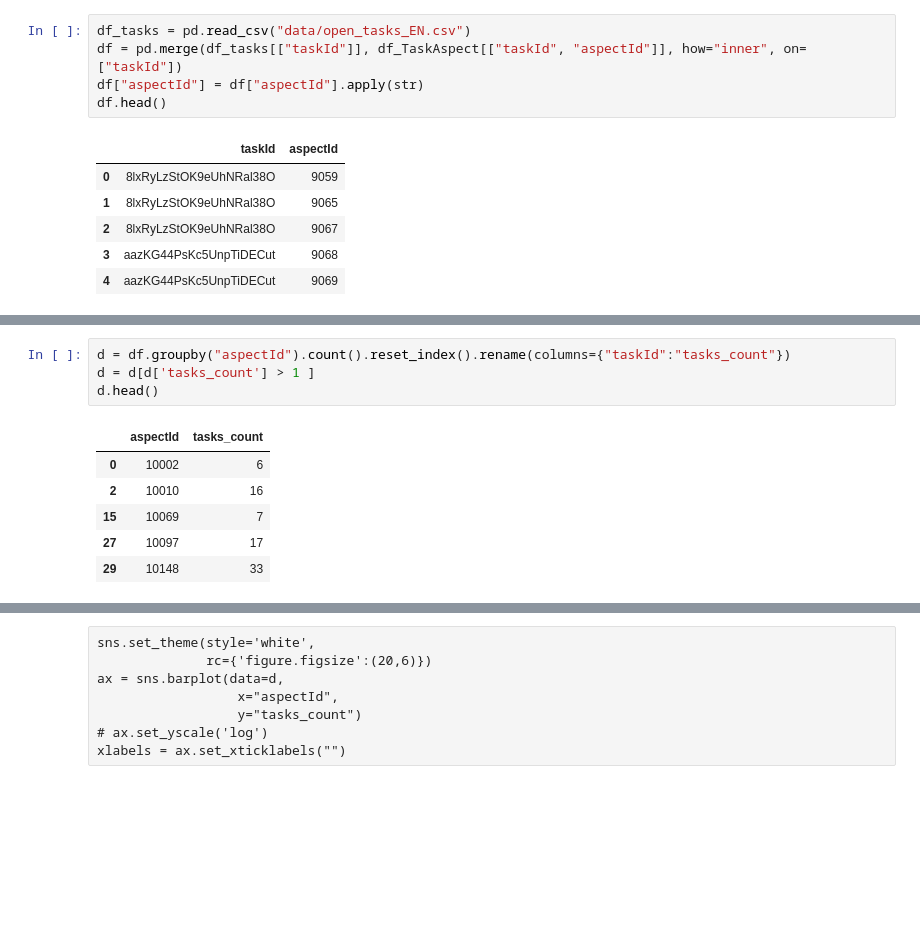
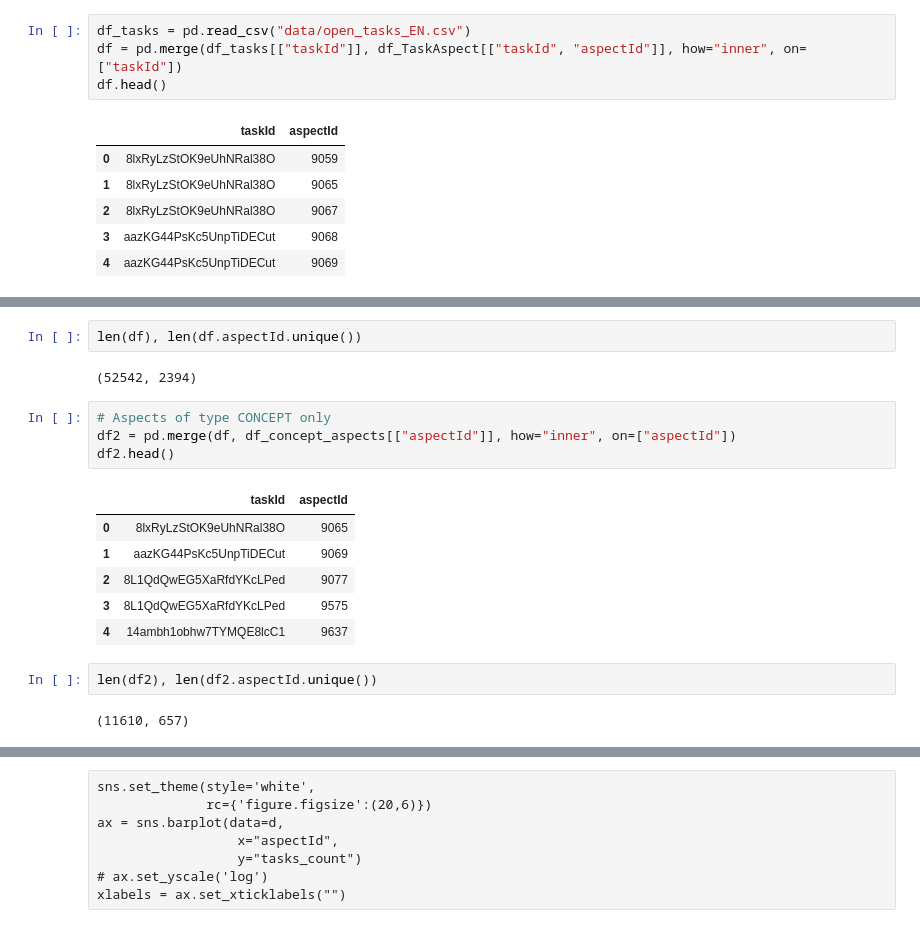
Before and after one commit to ghalifaten/master_thesis, a Jupyter notebook: 1b_cleaning_aspects.ipynb, the cells around one changed output, grey strips where cells are left out. Cells and saved outputs as stored; diff of their text form; blank space fills up the shorter version.

```diff
--- a/1b_cleaning_aspects.ipynb
+++ b/1b_cleaning_aspects.ipynb
@@ -115,7 +136,6 @@ d_aspects.to_csv("data/aspects_DE.csv", index_label=False)
 # %%
 df_tasks = pd.read_csv("data/open_tasks_EN.csv")
 df = pd.merge(df_tasks[["taskId"]], df_TaskAspect[["taskId", "aspectId"]], how="inner", on=["taskId"])
-df["aspectId"] = df["aspectId"].apply(str)
 df.head()
 # %% [output]
 |  | taskId | aspectId |
@@ -139,11 +147,19 @@ xlabels = ax.set_xticklabels([''])
-# %%
-d = df.groupby("aspectId").count().reset_index().rename(columns={"taskId":"tasks_count"})
-d = d[d['tasks_count'] > 1 ]
-d.head()
-# %% [output]
-|  | aspectId | tasks_count |
-| 0 | 10002 | 6 |
-| 2 | 10010 | 16 |
-| 15 | 10069 | 7 |
-| 27 | 10097 | 17 |
-| 29 | 10148 | 33 |
+# %%
+len(df), len(df.aspectId.unique())
+# %% [output]
+(52542, 2394)
+# %%
+# Aspects of type CONCEPT only
+df2 = pd.merge(df, df_concept_aspects[["aspectId"]], how="inner", on=["aspectId"])
+df2.head()
+# %% [output]
+|  | taskId | aspectId |
+| 0 | 8lxRyLzStOK9eUhNRal38O | 9065 |
+| 1 | aazKG44PsKc5UnpTiDECut | 9069 |
+| 2 | 8L1QdQwEG5XaRfdYKcLPed | 9077 |
+| 3 | 8L1QdQwEG5XaRfdYKcLPed | 9575 |
+| 4 | 14ambh1obhw7TYMQE8lcC1 | 9637 |
+# %%
+len(df2), len(df2.aspectId.unique())
+# %% [output]
+(11610, 657)
```
Also changed, not shown: parts of 25 cells of this notebook, 13 other files.
